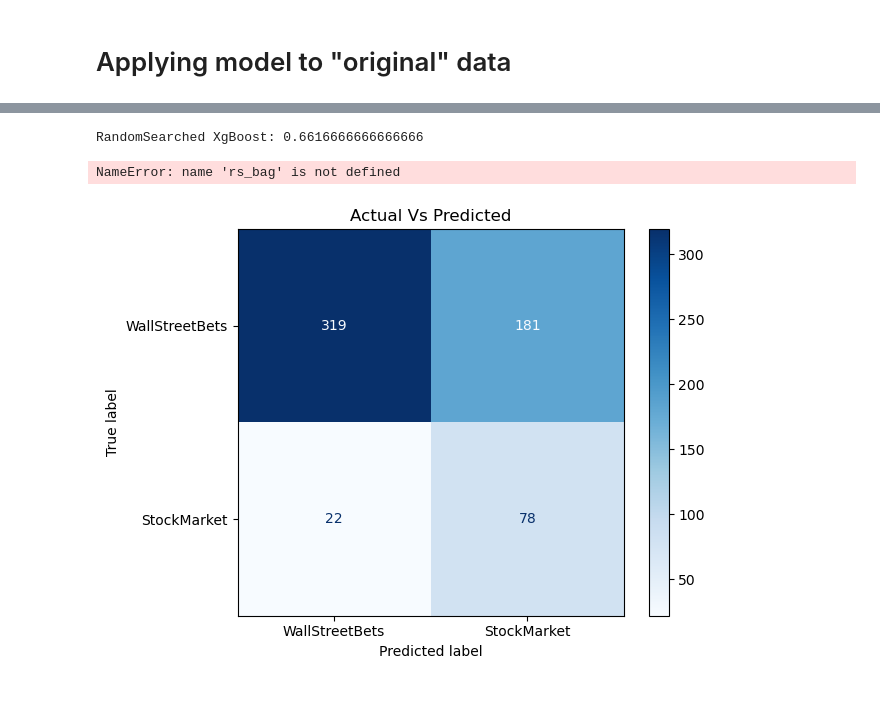
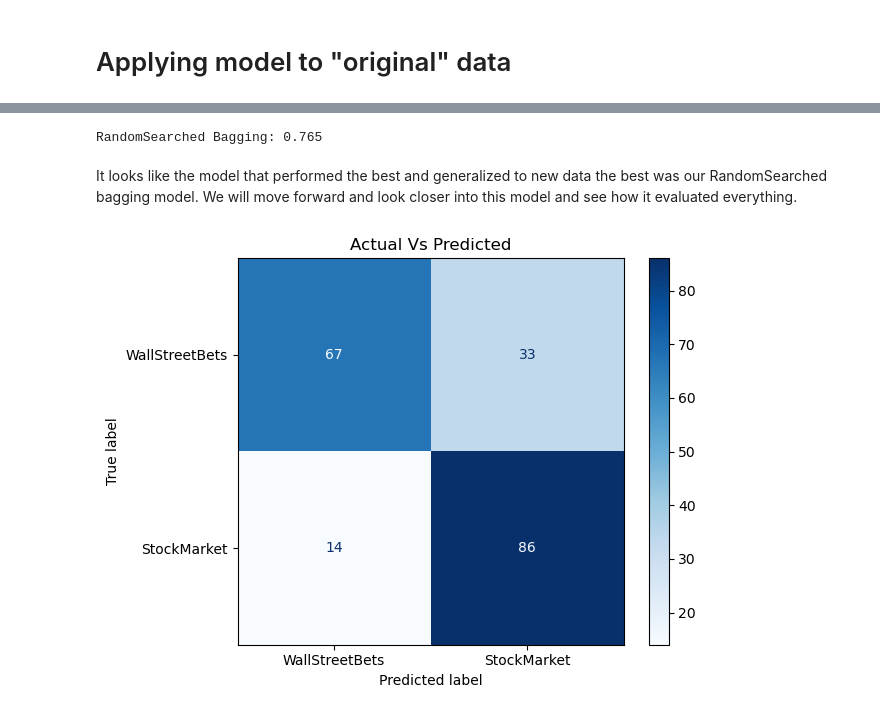
Before and after one commit to jay28son/SubRedditClassifier, a Jupyter notebook: 03_data_modelling.ipynb, the cells around one changed output, grey strips where cells are left out. Drawn from its saved outputs; the diff is of its cells as text; code cells hidden in the pictures.

```diff
--- a/03_data_modelling.ipynb
+++ b/03_data_modelling.ipynb
@@ -222,4 +276,5 @@ from sklearn.ensemble import RandomForestClassifier
 # %%
+#Make an estimated base of what we want our parameters to look like.
 pipe_rf = Pipeline([
     ('cvec', CountVectorizer()),
     ('rf', RandomForestClassifier())
@@ -231,7 +286,7 @@ pipe_rf_params = {
     'cvec__min_df':randint(1,4),
     'cvec__max_df':[0.5,0.7,0.9],
     'rf__n_estimators':list(np.arange(10,500, step = 50)),
-    'rf__max_depth':list(np.arange(0,100,step = 10)),
+    'rf__max_depth':list(np.arange(1,100,step = 10)),
     'rf__min_samples_split':np.arange(2,10,step = 2),
     'rf__min_samples_leaf':randint(1,10)
 }
@@ -258,11 +333,15 @@ pipe_bag = Pipeline([
 # %%
+#Create pipeline and make the parameters for a basic gridsearched bagging model
+pipe_bag = Pipeline([
+    ('cvec',CountVectorizer()),
+    ('bag', BaggingClassifier())
+])
 pipe_bag_params = {
     'cvec__max_features': [500,1000],
     'cvec__stop_words':[None],
     'cvec__ngram_range':[(1,1),(2,2)],
     'bag__n_estimators':[100,150],
     'bag__max_samples':[0.7,0.9],
-    'bag__random_state':[42,123],
     'bag__max_features':[500,1000]
 }
 # %%
@@ -293,8 +413,7 @@ pipe_rs_bag_params = {
     'cvec__max_df':[0.5,0.7,0.9],
     'bag__n_estimators':list(np.arange(100,10000, step = 100)),
     'bag__max_samples':[0.7,0.9],
-    'bag__random_state':[42,123],
-    'bag__max_features':list(np.arange(100,5000, step = 100))
+    'bag__max_features':list(np.arange(100,500, step = 100))
 }
 # %%
 rs_bag = RandomizedSearchCV(
@@ -433,7 +654,7 @@ NameError: name 'gs_xgb_2' is not defined
 # %%
-print(f'RandomSearched XgBoost: {rs_xgb.score(test_X,test_y)}')
 print(f'RandomSearched Bagging: {rs_bag.score(test_X,test_y)}')
 # %% [output]
-RandomSearched XgBoost: 0.6616666666666666
+RandomSearched Bagging: 0.765
-NameError: name 'rs_bag' is not defined
+# %% [markdown]
+It looks like the model that performed the best and generalized to new data the best was our RandomSearched bagging model. We will move forward and look closer into this model and see how it evaluated everything.
 # %%
@@ -443,9 +663,12 @@ preds = rs_xgb.predict(test_X)
+# %%
+# Create our preds to compared to the actual values
+preds = rs_bag.predict(test_X)
 # %%
-cm= confusion_matrix(test_y,preds,labels= rs_xgb.classes_)
+cm= confusion_matrix(test_y,preds,labels= rs_bag.classes_)
 disp = ConfusionMatrixDisplay(confusion_matrix = cm,display_labels = ['WallStreetBets','StockMarket'])
 disp.plot(cmap=plt.cm.Blues)
 plt.title('Actual Vs Predicted')
 plt.tight_layout()
 plt.savefig('./images/ConfusionMatrix')
 # %% [output]
-[figure, old version]
+[figure, new version]
```
Also changed, not shown: parts of 82 cells of this notebook, 13 other files.
